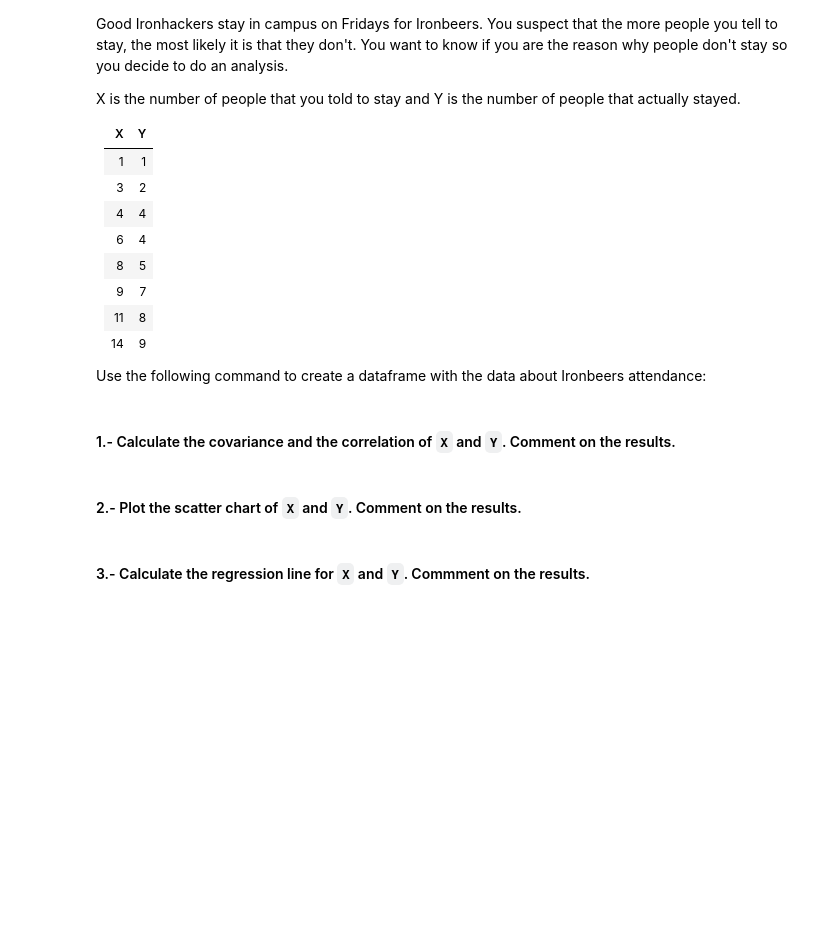
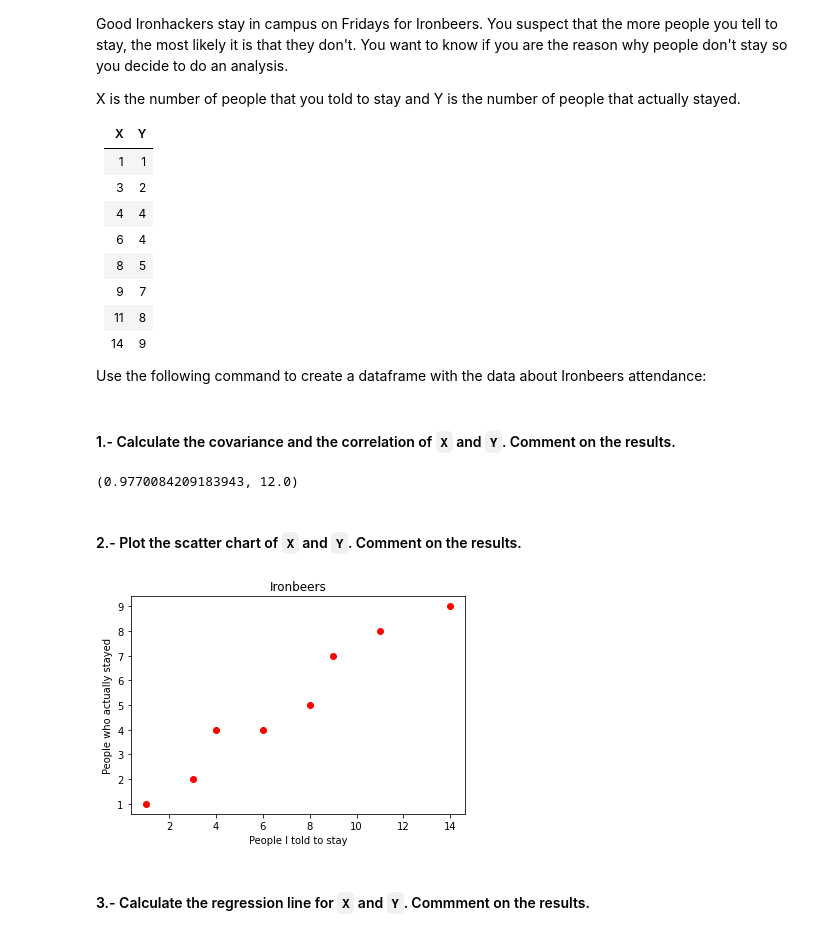
Before and after one commit to ta-data-remote/lab-linear-regression-correlation, a Jupyter notebook: your-code/main.ipynb, the cells around one changed output. Saved outputs shown, nothing was run; the diff lists cells and outputs as text; code cells hidden in the pictures; blank space fills up the shorter version.

```diff
--- a/your-code/main.ipynb
+++ b/your-code/main.ipynb
@@ -83,0 +128,4 @@ ironbeers_df = pd.DataFrame({'X': [1,3,4,6,8,9,11,14], 'Y': [1,2,4,4,5,7,8,9]})
+# %%
+corr_cov(ironbeers_df['X'], ironbeers_df['Y'])
+# %% [output]
+(0.9770084209183943, 12.0)
@@ -89,0 +137,7 @@ ironbeers_df = pd.DataFrame({'X': [1,3,4,6,8,9,11,14], 'Y': [1,2,4,4,5,7,8,9]})
+# %%
+plt.scatter(x=ironbeers_df['X'], y=ironbeers_df['Y'],c='red')
+
+plt.gca().set(title='Ironbeers', ylabel='People who actually stayed', xlabel='People I told to stay')
+plt.show()
+# %% [output]
+[figure, added]
```
Also changed, not shown: parts of 34 cells of this notebook.
